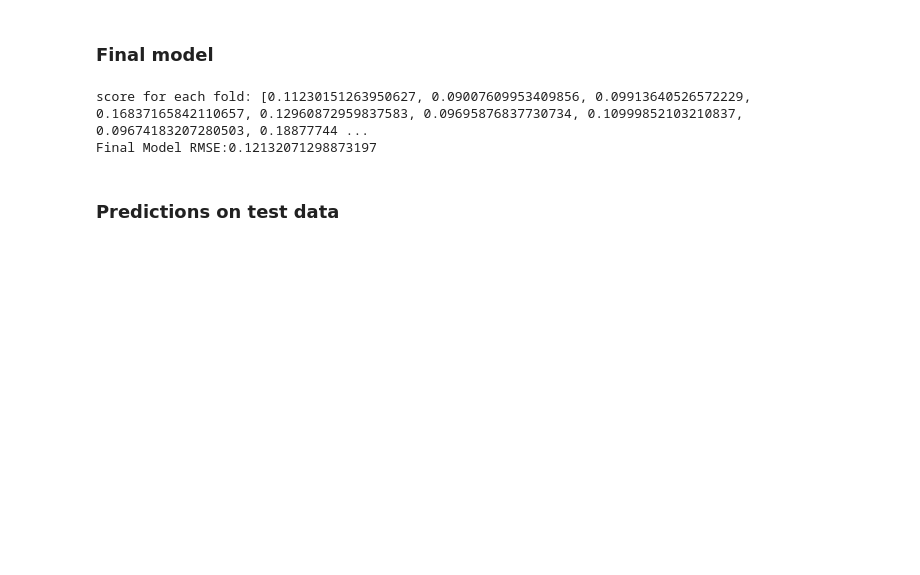
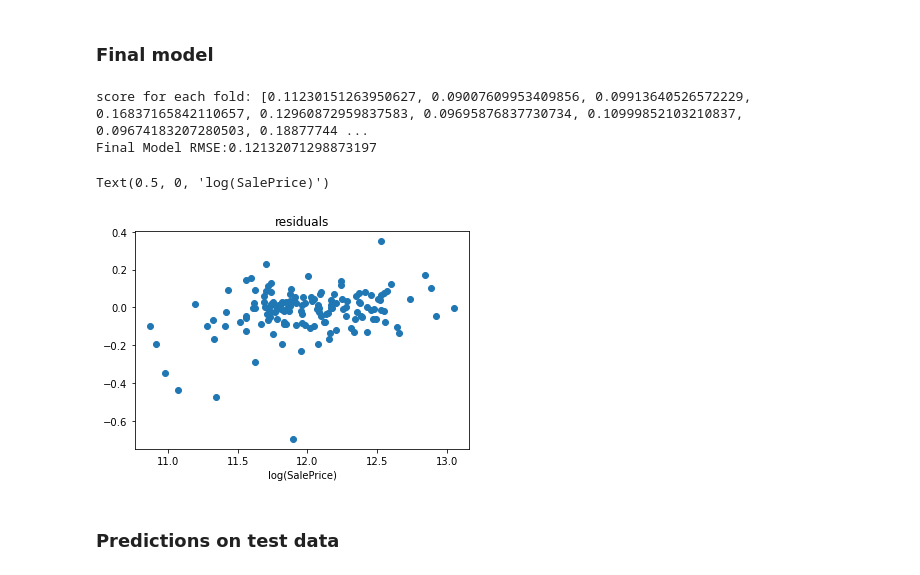
Before and after one commit to assayer5/kaggle-housing-prices, a Jupyter notebook: housing-prices-model-generation.ipynb, the cells around one changed output. Cells and saved outputs as stored; diff of their text form; code cells hidden in the pictures; blank space fills up the shorter version.

```diff
--- a/housing-prices-model-generation.ipynb
+++ b/housing-prices-model-generation.ipynb
@@ -889,33 +895,39 @@ for trainidx, testidx in kf.split(Xin):
     X = Xall.loc[0:lenx-1,:].copy()
     xval = Xall.loc[lenx::,:].reset_index(drop=True).copy()
 
     # add clustered feature
     X, xval = clust(X,xval)
 
     # pipeline to standardize data and implement model
     numcol = [col for col in numerical if col in X.columns] + addnumcol
     ct = ColumnTransformer([
         ('oh', OneHotEncoder(handle_unknown='ignore', sparse=False), ['YrRemodClust']),
         ('scaler', StandardScaler(), numcol)
     ], remainder='passthrough')
 
     ridgepipe = Pipeline([
         ('ct', ct),
         ('model', Ridge(alpha=4.5))
     ])
 
     ridgepipe.fit(X,np.log(y))
     ypred = ridgepipe.predict(xval)
 
 
     s = mean_squared_error(np.log(yval), ypred, squared=False) # squared=False gives RMSE
     score.append(s)
 
 print(f'score for each fold: {score}')
 print(f'Final Model RMSE:{np.mean(score)}')
+
+plt.plot(np.log(yval),np.log(yval)-ypred, 'o')
+plt.title('residuals')
+plt.xlabel('log(SalePrice)')
 # %% [output]
 score for each fold: [0.11230151263950627, 0.09007609953409856, 0.09913640526572229, 0.16837165842110657, 0.12960872959837583, 0.09695876837730734, 0.10999852103210837, 0.09674183207280503, 0.18877744 ...
 Final Model RMSE:0.12132071298873197
+Text(0.5, 0, 'log(SalePrice)')
+[figure, added]
 # %% [markdown]
 ### Predictions on test data
 # %%
```
Also changed, not shown: parts of 2 cells of this notebook, 1 other file.
